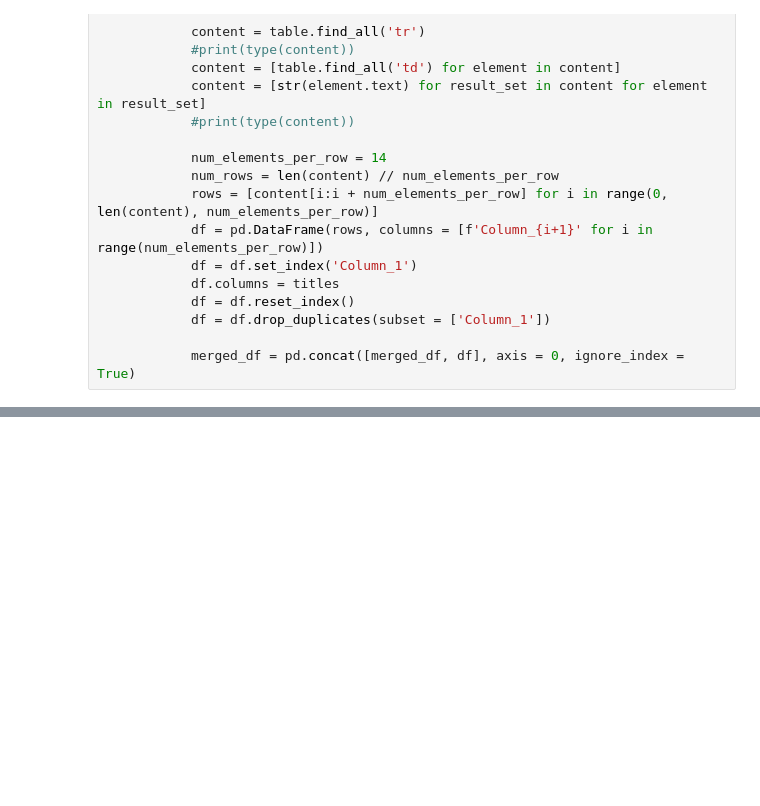
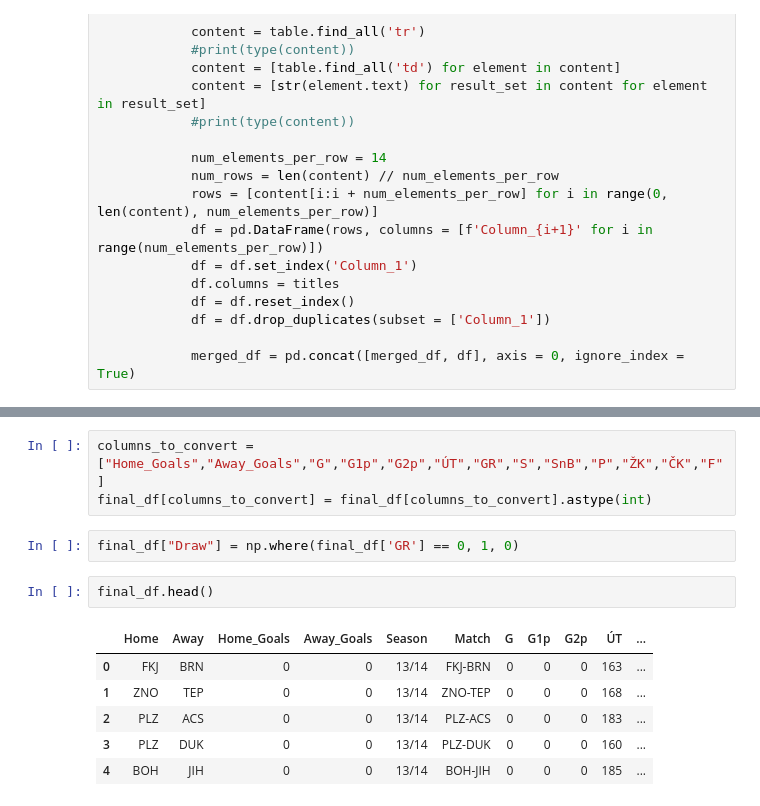
Before and after one commit to pavlovsky-jakub/Jenduv_a_Pajuv_nejlepsi_PROJEKT, a Jupyter notebook: Data-scraping.ipynb, the cells around one changed output, grey strips where cells are left out. Saved outputs shown, nothing was run; the diff lists cells and outputs as text; blank space fills up the shorter version.

```diff
--- a/Data-scraping.ipynb
+++ b/Data-scraping.ipynb
@@ -52,0 +79,14 @@ merged_df.tail()
+# %%
+columns_to_convert = ["Home_Goals","Away_Goals","G","G1p","G2p","ÚT","GR","S","SnB","P","ŽK","ČK","F"]
+final_df[columns_to_convert] = final_df[columns_to_convert].astype(int)
+# %%
+final_df["Draw"] = np.where(final_df['GR'] == 0, 1, 0)
+# %%
+final_df.head()
+# %% [output]
+|  | Home | Away | Home_Goals | Away_Goals | Season | Match | G | G1p | G2p | ÚT | ... |
+| 0 | FKJ | BRN | 0 | 0 | 13/14 | FKJ-BRN | 0 | 0 | 0 | 163 | ... |
+| 1 | ZNO | TEP | 0 | 0 | 13/14 | ZNO-TEP | 0 | 0 | 0 | 168 | ... |
+| 2 | PLZ | ACS | 0 | 0 | 13/14 | PLZ-ACS | 0 | 0 | 0 | 183 | ... |
+| 3 | PLZ | DUK | 0 | 0 | 13/14 | PLZ-DUK | 0 | 0 | 0 | 160 | ... |
+| 4 | BOH | JIH | 0 | 0 | 13/14 | BOH-JIH | 0 | 0 | 0 | 185 | ... |
```
Also changed, not shown: parts of 10 cells of this notebook.
